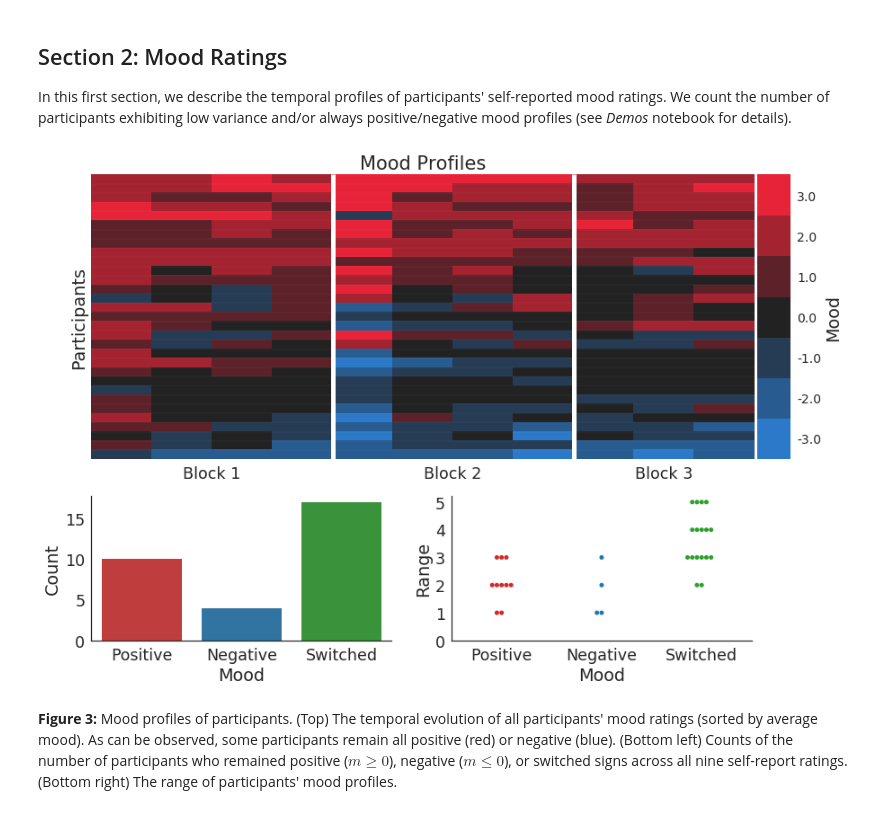
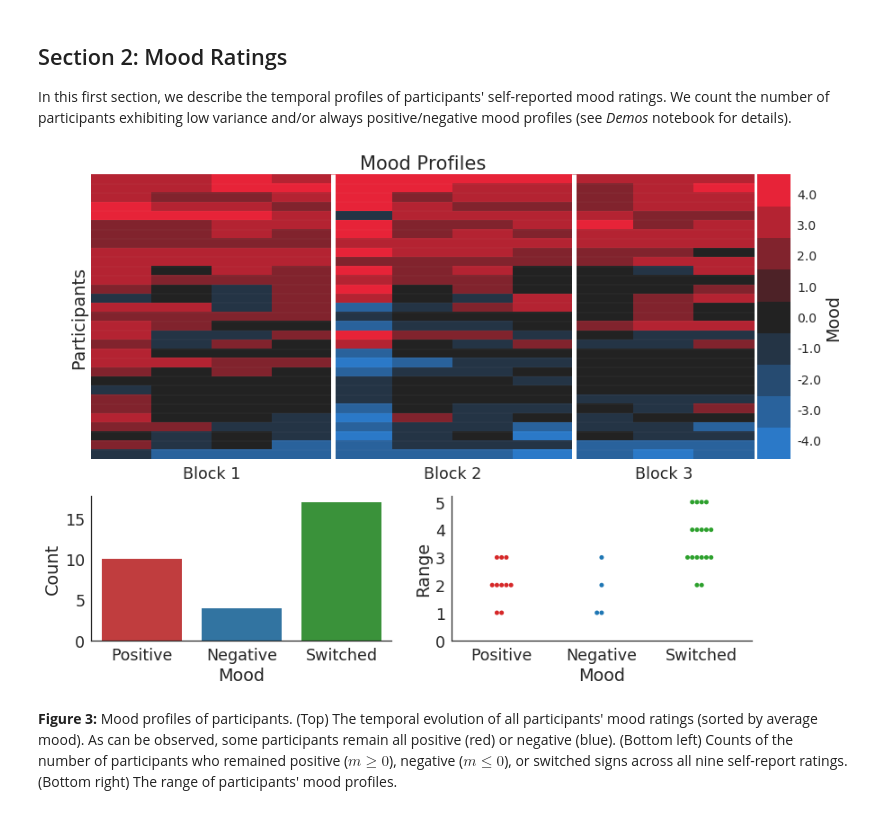
Before and after one commit to szorowi1/pni-rotations, a Jupyter notebook: results_behavior.ipynb, the cells around one changed output. Saved outputs shown, nothing was run; the diff lists cells and outputs as text; code cells hidden in the pictures.

```diff
--- a/results_behavior.ipynb
+++ b/results_behavior.ipynb
@@ -214,40 +219,40 @@ divider = make_axes_locatable(ax)
 cax = divider.append_axes("right", size="5%", pad=0.05)
 
 ## Plot.
-cmap = sns.diverging_palette(250, 10, s=90, l=50, n=7, center="dark")
+cmap = sns.diverging_palette(250, 10, s=90, l=50, n=9, center="dark")
 sns.heatmap(mood, vmin=-3, vmax=3, cmap=cmap, cbar_kws=dict(label='Mood'), ax=ax, cbar_ax=cax)
 
 ## Add info.
 ax.vlines([4,8], 0, n_subjects, lw=5, color='w')
 ax.hlines(np.arange(n_subjects), 0, n_trials, lw=0.05, color='w')
 ax.set(xticks=[2,6,9.5], yticks=[], ylabel='Participants', title='Mood Profiles')
 ax.set_xticklabels(['Block 1', 'Block 2', 'Block 3'], rotation=0)
 
 ## Update colorbar.
 cbar = ax.collections[0].colorbar
-cbar.set_ticks(np.linspace(-3,3,7) * 0.85)
-cbar.ax.set_yticklabels(np.linspace(-3,3,7), fontsize=14)
+cbar.set_ticks(np.linspace(-4,4,9)*0.65)
+cbar.ax.set_yticklabels(np.linspace(-4,4,9), fontsize=14)
 
 ## Initialize canvas.
 gs = gridspec.GridSpec(1,2)
 gs.update(left=0.05, right=0.9, bottom=0.05, top=0.33, hspace=0, wspace=0.2)
 
 ## Plot countplot.
 ax = plt.subplot(gs[0, 0])
 palette = ['#d62728', '#1f77b4', '#2ca02c']
 sns.countplot('Mood', data=clusters, order=['Positive','Negative','Switched'],
               palette=palette, ax=ax)
 ax.set(yticks=np.linspace(0,15,4), ylabel='Count')
 sns.despine(ax=ax)
 
 ## Plot stripplot.
 ax = plt.subplot(gs[0, 1])
 sns.swarmplot('Mood', 'Range', data=clusters, order=['Positive','Negative','Switched'],
               palette=palette, ax=ax)
 ax.set(yticks=np.arange(clusters.Range.max()+1), ylabel='Range')
 sns.despine(ax=ax)
 # %% [output]
-[figure, old version]
+[figure, new version]
 # %% [markdown]
 **Figure 3:** Mood profiles of participants. (Top) The temporal evolution of all participants' mood ratings (sorted by average mood). As can be observed, some participants remain all positive (red) or negative (blue). (Bottom left) Counts of the number of participants who remained positive ($m \geq 0$), negative ($m \leq 0$), or switched signs across all nine self-report ratings. (Bottom right) The range of participants' mood profiles.
 # %% [markdown]
```
Also changed, not shown: parts of 4 cells of this notebook, 4 other files.
